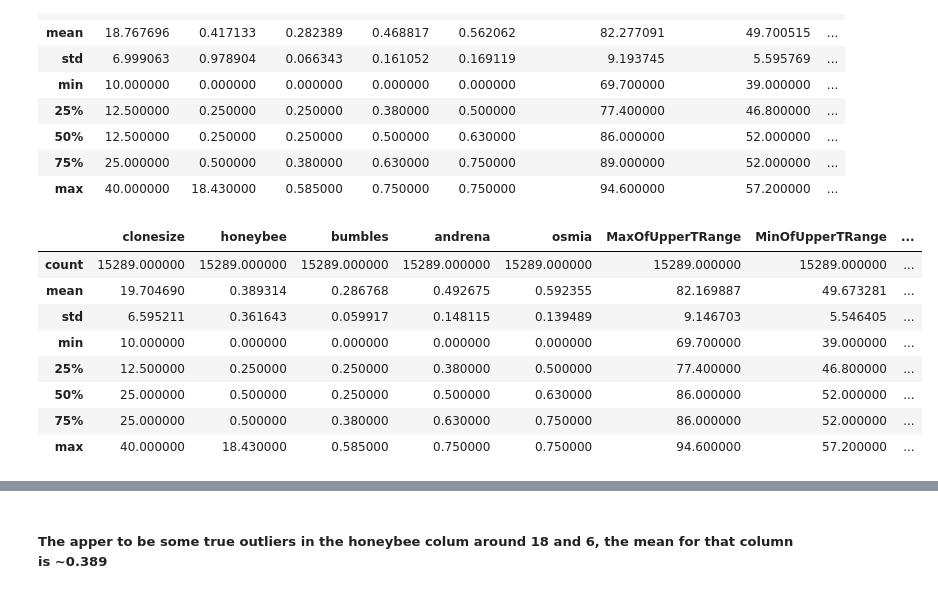
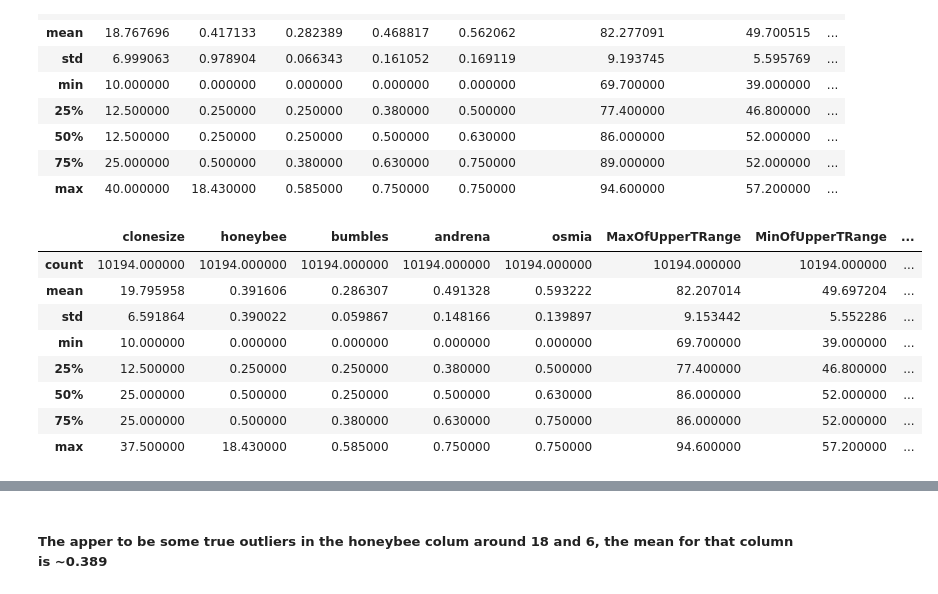
Before and after one commit to mnokno/WildBlueberryYieldPrediction, a Jupyter notebook: WildBlueberryYieldPrediction/src/WildBlueberryYieldPrediction.ipynb, the cells around one changed output, grey strips where cells are left out. Drawn from its saved outputs; the diff is of its cells as text; code cells hidden in the pictures.

```diff
--- a/WildBlueberryYieldPrediction/src/WildBlueberryYieldPrediction.ipynb
+++ b/WildBlueberryYieldPrediction/src/WildBlueberryYieldPrediction.ipynb
@@ -120,17 +120,17 @@ df_og.describe()
 | 75% | 25.000000 | 0.500000 | 0.380000 | 0.630000 | 0.750000 | 89.000000 | 52.000000 | ... |
 | max | 40.000000 | 18.430000 | 0.585000 | 0.750000 | 0.750000 | 94.600000 | 57.200000 | ... |
 # %%
-df_train.describe()
+df_test.describe()
 # %% [output]
 |  | clonesize | honeybee | bumbles | andrena | osmia | MaxOfUpperTRange | MinOfUpperTRange | ... |
-| count | 15289.000000 | 15289.000000 | 15289.000000 | 15289.000000 | 15289.000000 | 15289.000000 | 15289.000000 | ... |
-| mean | 19.704690 | 0.389314 | 0.286768 | 0.492675 | 0.592355 | 82.169887 | 49.673281 | ... |
-| std | 6.595211 | 0.361643 | 0.059917 | 0.148115 | 0.139489 | 9.146703 | 5.546405 | ... |
+| count | 10194.000000 | 10194.000000 | 10194.000000 | 10194.000000 | 10194.000000 | 10194.000000 | 10194.000000 | ... |
+| mean | 19.795958 | 0.391606 | 0.286307 | 0.491328 | 0.593222 | 82.207014 | 49.697204 | ... |
+| std | 6.591864 | 0.390022 | 0.059867 | 0.148166 | 0.139897 | 9.153442 | 5.552286 | ... |
 | min | 10.000000 | 0.000000 | 0.000000 | 0.000000 | 0.000000 | 69.700000 | 39.000000 | ... |
 | 25% | 12.500000 | 0.250000 | 0.250000 | 0.380000 | 0.500000 | 77.400000 | 46.800000 | ... |
 | 50% | 25.000000 | 0.500000 | 0.250000 | 0.500000 | 0.630000 | 86.000000 | 52.000000 | ... |
 | 75% | 25.000000 | 0.500000 | 0.380000 | 0.630000 | 0.750000 | 86.000000 | 52.000000 | ... |
-| max | 40.000000 | 18.430000 | 0.585000 | 0.750000 | 0.750000 | 94.600000 | 57.200000 | ... |
+| max | 37.500000 | 18.430000 | 0.585000 | 0.750000 | 0.750000 | 94.600000 | 57.200000 | ... |
 # %%
 fig, axes = plt.subplots(nrows=len(df_train.select_dtypes(include='number').columns), ncols=4, figsize=(18, 80))
 axes = axes.flatten()
```
Also changed, not shown: parts of 18 cells of this notebook.
